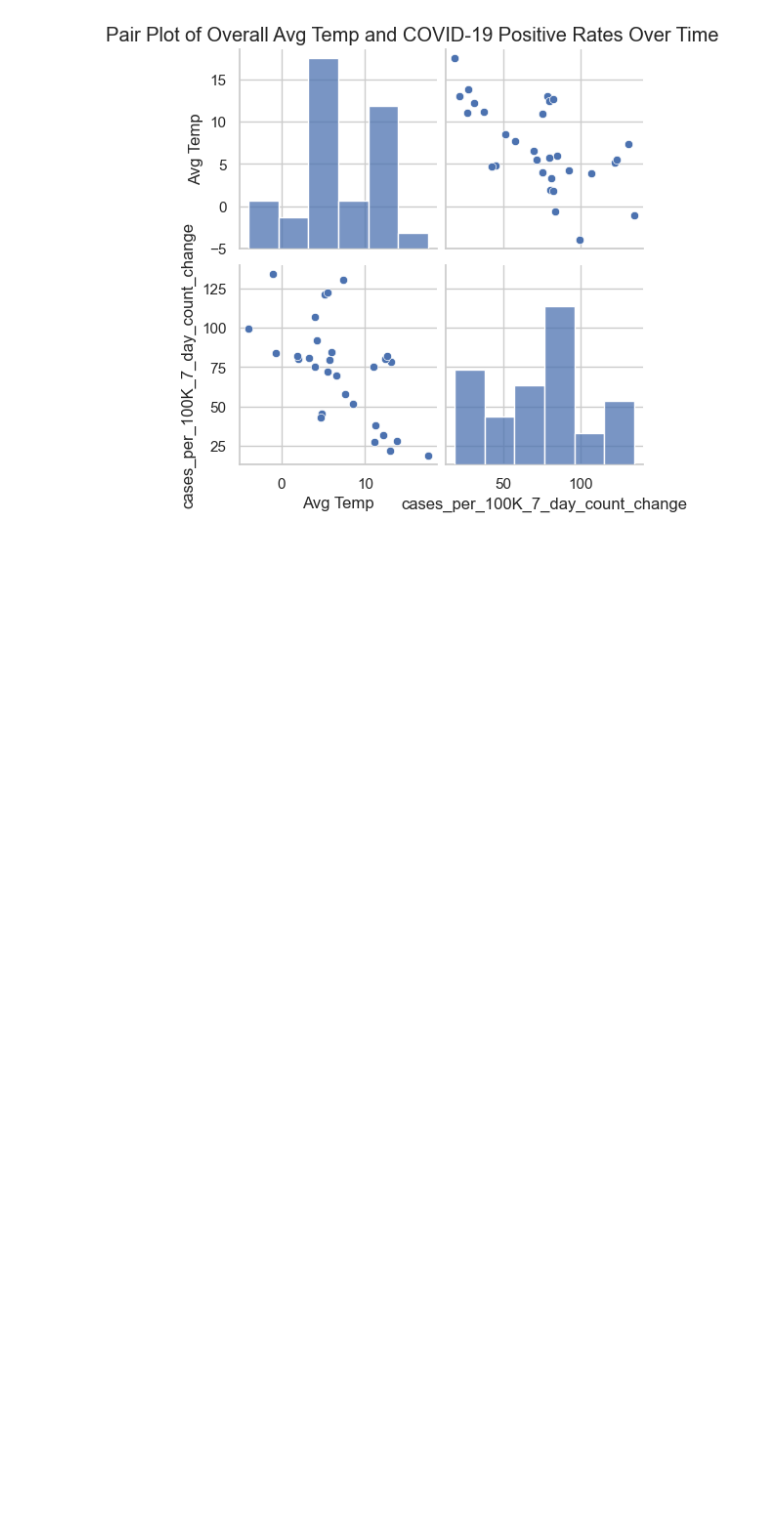
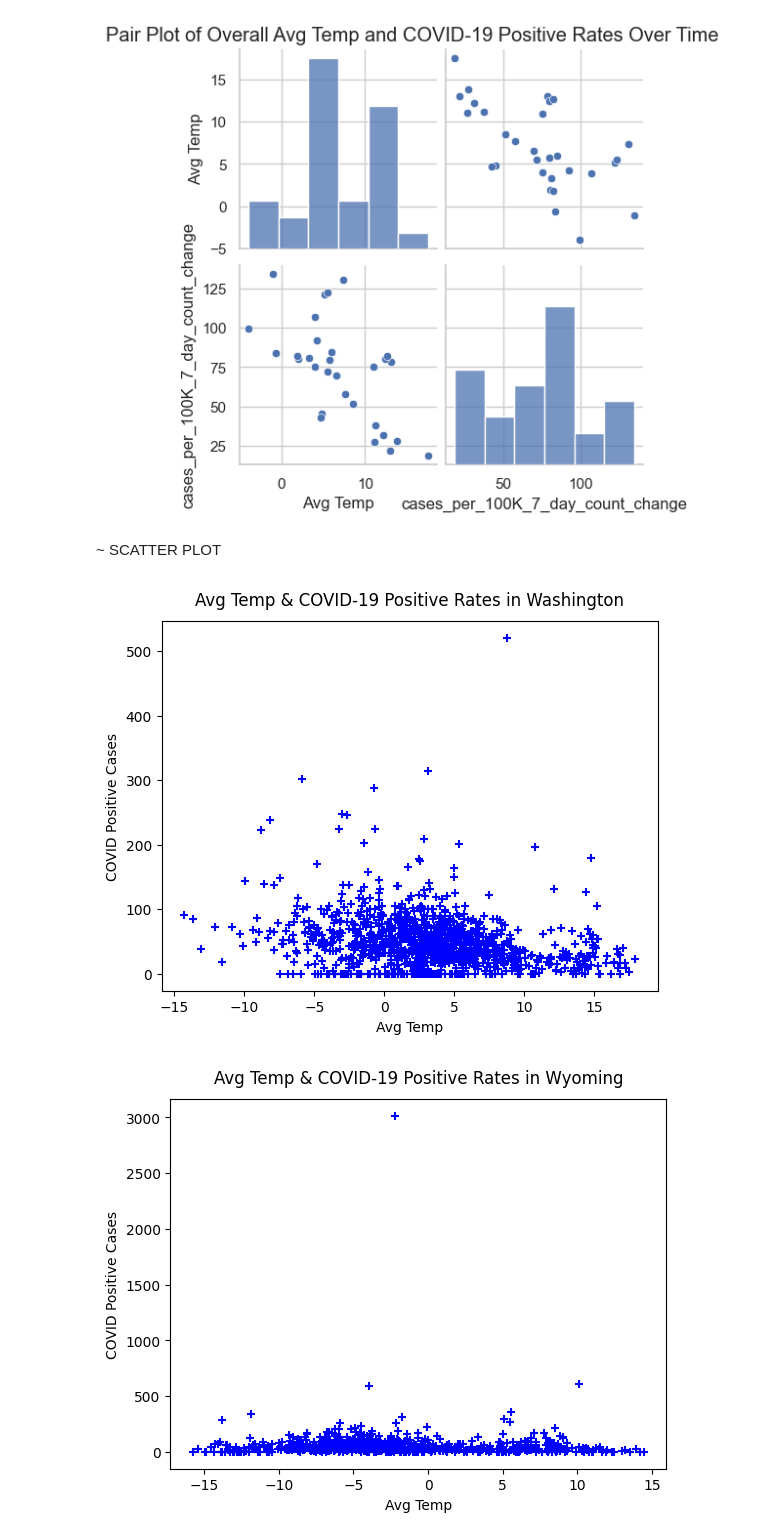
Before and after one commit to iiqueenizzy13/AbtGlobal_1B, a Jupyter notebook: avg_temp_visualizations.ipynb, the cells around one changed output. Saved outputs shown, nothing was run; the diff lists cells and outputs as text; code cells hidden in the pictures; blank space fills up the shorter version.

Commit message:
added the scatter plots

```diff
--- a/avg_temp_visualizations.ipynb
+++ b/avg_temp_visualizations.ipynb
@@ -211,3 +211,36 @@ for ax in pair_plot.axes.flatten():
 plt.show()
 # %% [output]
 [figure]
+# %% [markdown]
+~ SCATTER PLOT
+# %%
+# For avg temp in each of the four states we selected: Washington, Wyoming, Missouri and Georgia.
+# The x-axis will be the avg temp column while the y-axis will be cases_per_100K_7_day_count_change column.
+
+# List of states used
+states_list = ['Washington', 'Wyoming', 'Missouri', 'Georgia']
+
+# Loop through each state and create a pair plot
+for state in states_list:
+    # Filter the dataset for the current state
+    df_state = df[df['State'] == state]
+
+    # Select the columns: Avg Temp & cases_per_100K_7_day_count_change; each marker represents a county within the selected state
+    df_state_col = df_state[['Avg Temp', 'cases_per_100K_7_day_count_change']].dropna()
+
+    x = df_state_col['Avg Temp']
+    y = df_state_col['cases_per_100K_7_day_count_change']
+
+    # Create the scatter plot with counties colored differently
+    plt.scatter(x, y, c='blue', marker='+')
+
+    # Set the title for the plot
+    plt.title(f'Avg Temp & COVID-19 Positive Rates in {state}', y=1.02)
+    plt.xlabel('Avg Temp')
+    plt.ylabel('COVID Positive Cases')
+
+    # Show the plot
+    plt.show()
+# %% [output]
+[figure, added]
+[figure, added]
```
Also changed, not shown: parts of 1 cell of this notebook.
